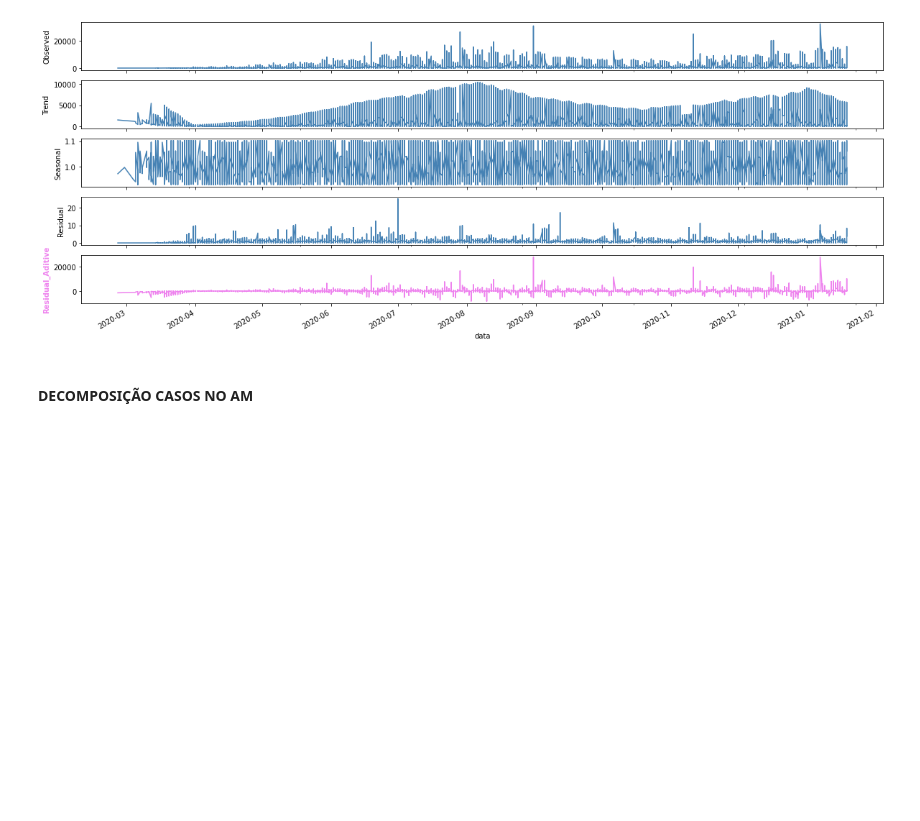
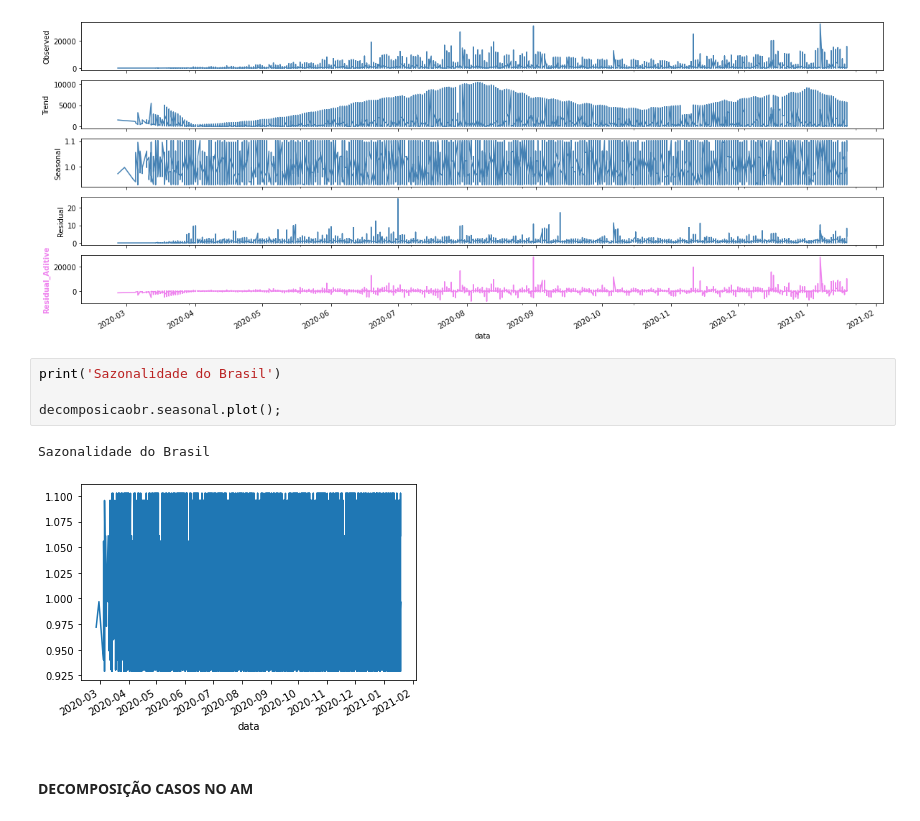
Before and after one commit to daianeklein/bootcamp-Alura, a Jupyter notebook: Desafio-Modulo4.ipynb, the cells around one changed output. Cells and saved outputs as stored; diff of their text form; blank space fills up the shorter version.

```diff
--- a/Desafio-Modulo4.ipynb
+++ b/Desafio-Modulo4.ipynb
@@ -981,6 +981,13 @@ axes[4].set_ylabel('Residual_Aditive', color = 'violet', fontweight ='bold')
           ---- Modelo Multiplicativo com comparação dos resíduos no modelo aditivo ----
 ''
 [figure]
+# %%
+print('Sazonalidade do Brasil')
+
+decomposicaobr.seasonal.plot();
+# %% [output]
+Sazonalidade do Brasil
+[figure, added]
 # %% [markdown]
 #### DECOMPOSIÇÃO CASOS NO AM
 # %%
```
Also changed, not shown: parts of 15 cells of this notebook.
